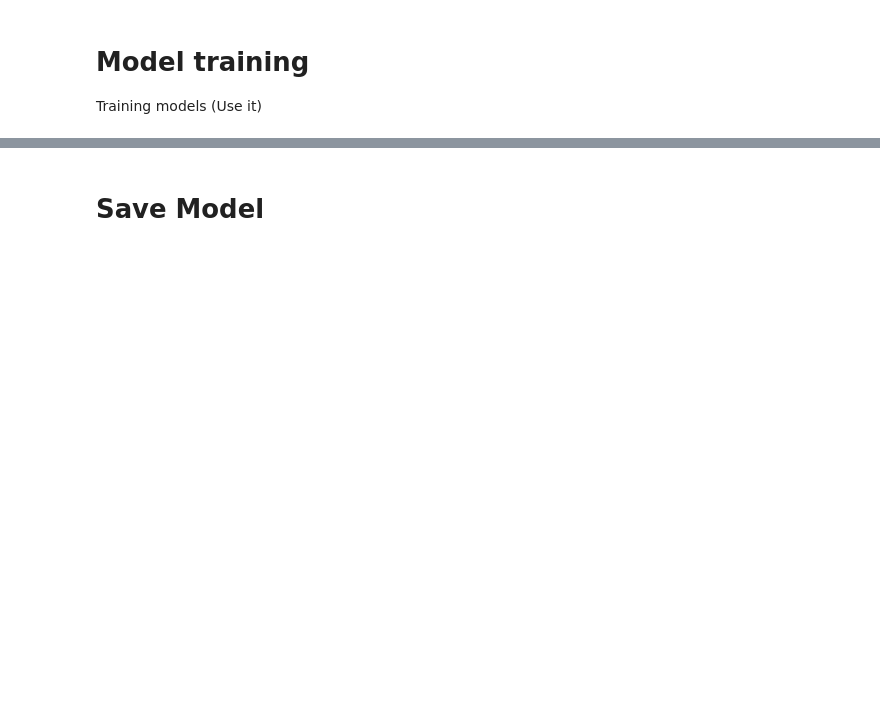
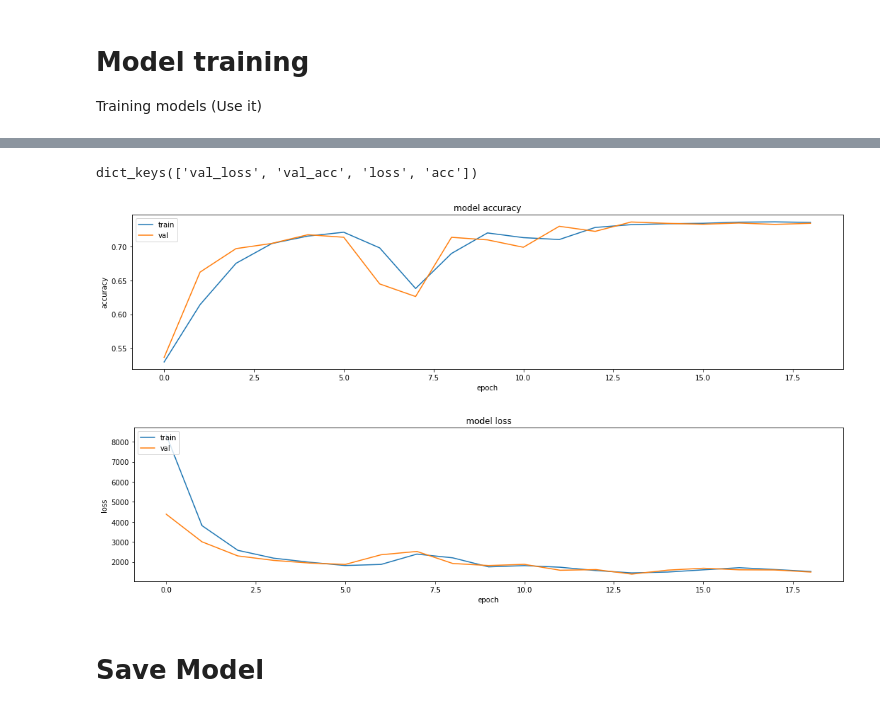
Before and after one commit to francovm/SSE, a Jupyter notebook: notebooks/13-LSTM-Autoencoder-Anomaly.ipynb, the cells around one changed output, grey strips where cells are left out. Drawn from its saved outputs; the diff is of its cells as text; code cells hidden in the pictures; blank space fills up the shorter version.

```diff
--- a/notebooks/13-LSTM-Autoencoder-Anomaly.ipynb
+++ b/notebooks/13-LSTM-Autoencoder-Anomaly.ipynb
@@ -193,42 +237,46 @@ lstm_autoencoder_history = lstm_autoencoder.fit(X_train_y0, X_train_y0,
 # %%
 # list all data in history
-print(history.history.keys())
+print(lstm_autoencoder_history.history.keys())
 
-# # summarize history for accuracy
-# plt.plot(history.history['acc'])
-# plt.plot(history.history['val_acc'])
-# plt.title('model accuracy')
-# plt.ylabel('accuracy')
-# plt.xlabel('epoch')
-# plt.legend(['train', 'val'], loc='upper left')
+# summarize history for accuracy
+plt.plot(lstm_autoencoder_history.history['acc'])
+plt.plot(lstm_autoencoder_history.history['val_acc'])
+plt.title('model accuracy')
+plt.ylabel('accuracy')
+plt.xlabel('epoch')
+plt.legend(['train', 'val'], loc='upper left')
 
-# # Get current size
-# fig_size = plt.rcParams["figure.figsize"]
-# #  Set figure width to 18 and height to 4
-# fig_size[0] = 18
-# fig_size[1] = 4
-# plt.rcParams["figure.figsize"] = fig_size
+# Get current size
+fig_size = plt.rcParams["figure.figsize"]
+#  Set figure width to 18 and height to 4
+fig_size[0] = 18
+fig_size[1] = 4
+plt.rcParams["figure.figsize"] = fig_size
 
-# plt.savefig('/home/francovm/Projects/SSE/data/Visualization/LSTM-40days-acc-shifted.png')
-# plt.show()
+plt.savefig('/home/francovm/Projects/SSE/data/Visualization/LSTM-40days-acc-shifted.png')
+plt.show()
 
 # summarize history for loss
-plt.plot(history.history['loss'])
-plt.plot(history.history['val_loss'])
+plt.plot(lstm_autoencoder_history.history['loss'])
+plt.plot(lstm_autoencoder_history.history['val_loss'])
 plt.title('model loss')
 plt.ylabel('loss')
 plt.xlabel('epoch')
 plt.legend(['train', 'val'], loc='upper left')
  # Get current size
 fig_size = plt.rcParams["figure.figsize"]
 
 # Set figure width to 18 and height to 4
 fig_size[0] = 18
 fig_size[1] = 4
 plt.rcParams["figure.figsize"] = fig_size
 
 plt.savefig('/home/francovm/Projects/SSE/data/Visualization/LSTM-40days-loss-shifted_40.png')
 plt.show()
+# %% [output]
+dict_keys(['val_loss', 'val_acc', 'loss', 'acc'])
+[figure, added]
+[figure, added]
 # %% [markdown]
 # Save Model
 # %%
```
Also changed, not shown: parts of 8 cells of this notebook, 23 other files.
